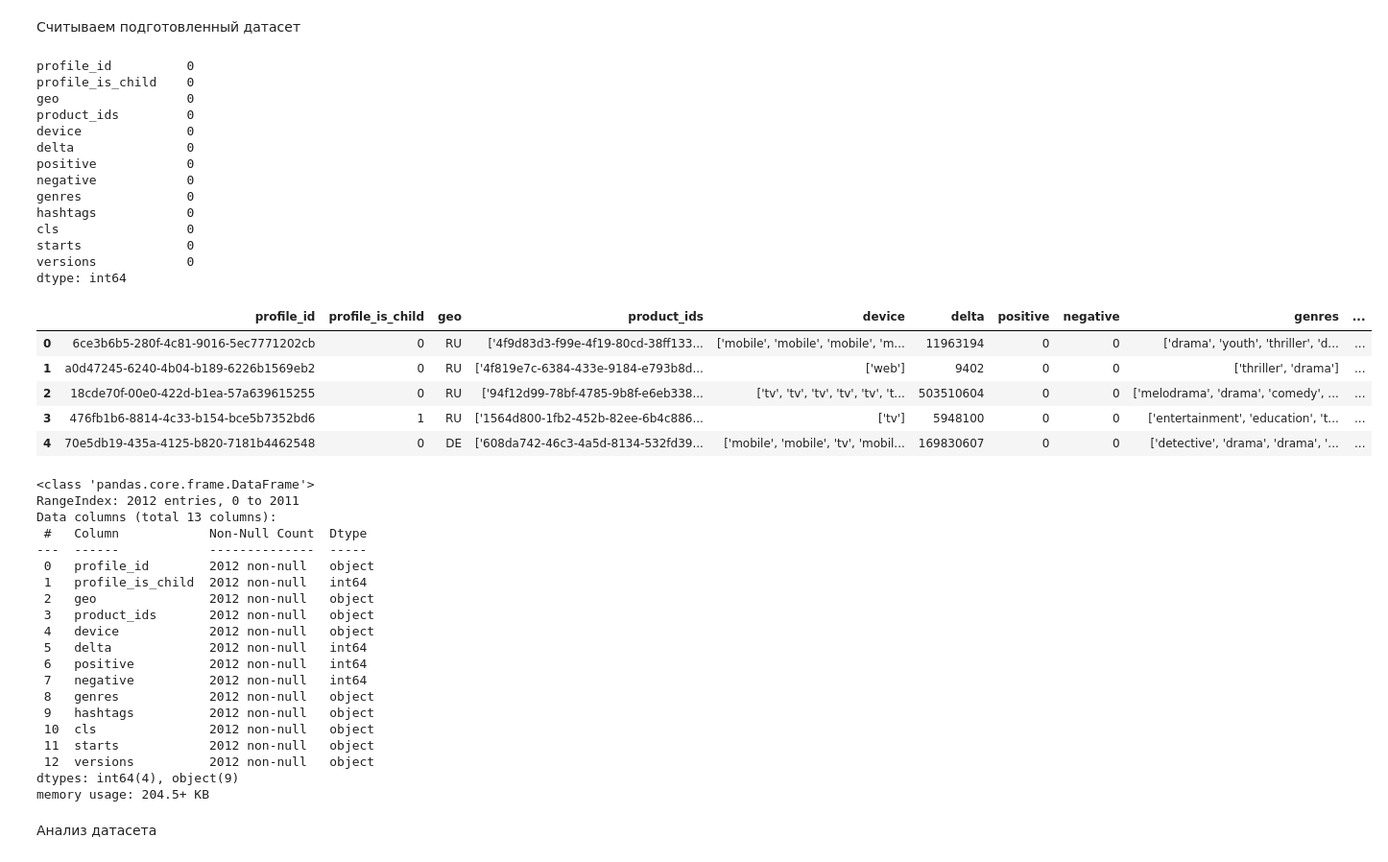
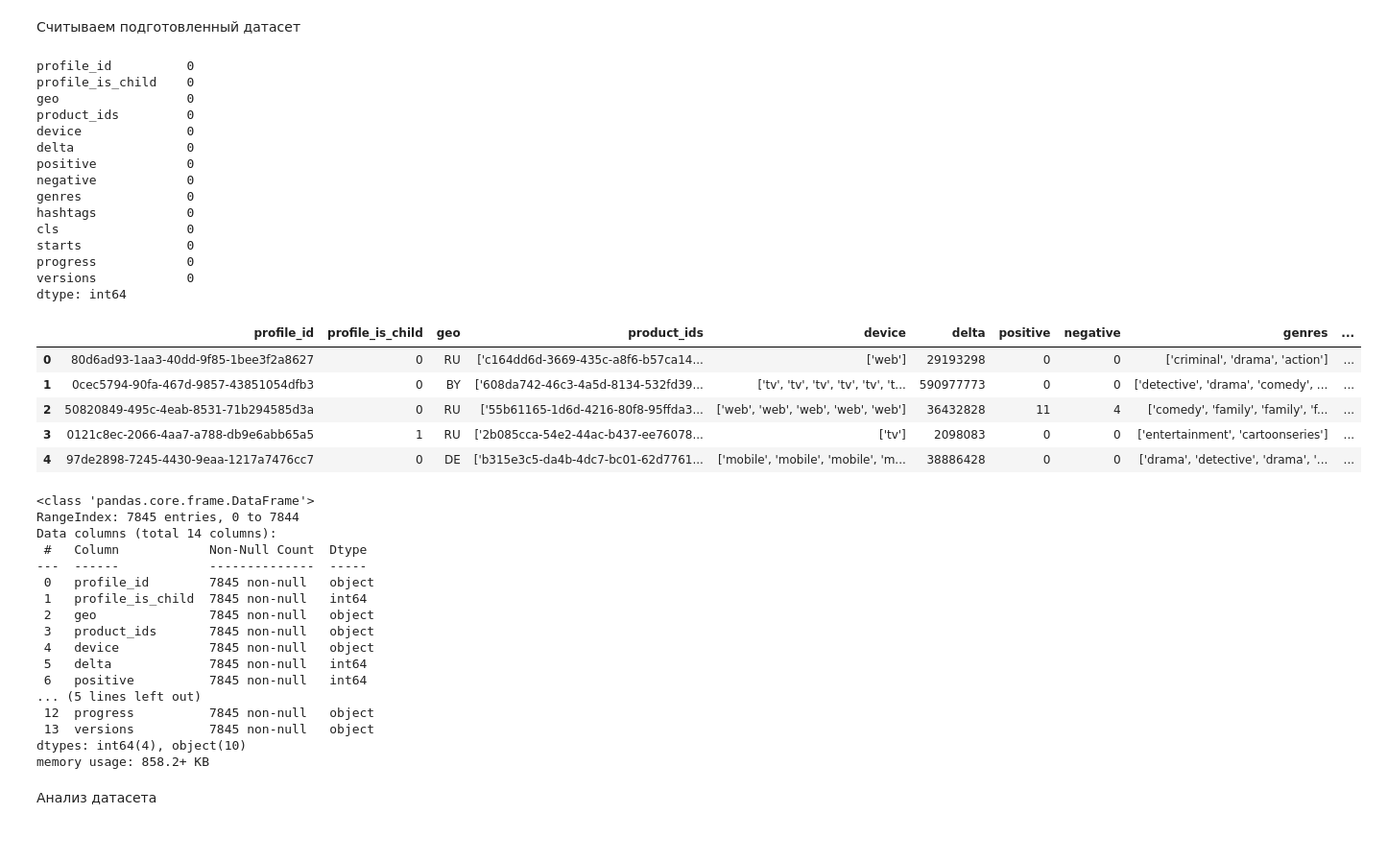
Before and after one commit to Patrick7777777/users_segmentation, a Jupyter notebook: k_modes.ipynb, the cells around one changed output. Shown: that part at 96% size. Saved outputs shown, nothing was run; the diff lists cells and outputs as text; code cells hidden in the pictures.

```diff
--- a/k_modes.ipynb
+++ b/k_modes.ipynb
@@ -10,54 +10,52 @@ import seaborn as sns
 # %% [markdown]
 Считываем подготовленный датасет
 # %%
-df = pd.read_csv('Result_26_5.csv', encoding='')
+df = pd.read_csv('Result_21_5.csv', encoding='')
 missing_count = df.isna().sum()
 print(missing_count)
 df.head()
 # %% [output]
 profile_id          0
 profile_is_child    0
 geo                 0
 product_ids         0
 device              0
 delta               0
 positive            0
 negative            0
 genres              0
 hashtags            0
 cls                 0
 starts              0
+progress            0
 versions            0
 dtype: int64
 |  | profile_id | profile_is_child | geo | product_ids | device | delta | positive | negative | genres | ... |
-| 0 | 6ce3b6b5-280f-4c81-9016-5ec7771202cb | 0 | RU | ['4f9d83d3-f99e-4f19-80cd-38ff133... | ['mobile', 'mobile', 'mobile', 'm... | 11963194 | 0 | 0 | ['drama', 'youth', 'thriller', 'd... | ... |
-| 1 | a0d47245-6240-4b04-b189-6226b1569eb2 | 0 | RU | ['4f819e7c-6384-433e-9184-e793b8d... | ['web'] | 9402 | 0 | 0 | ['thriller', 'drama'] | ... |
-| 2 | 18cde70f-00e0-422d-b1ea-57a639615255 | 0 | RU | ['94f12d99-78bf-4785-9b8f-e6eb338... | ['tv', 'tv', 'tv', 'tv', 'tv', 't... | 503510604 | 0 | 0 | ['melodrama', 'drama', 'comedy', ... | ... |
-| 3 | 476fb1b6-8814-4c33-b154-bce5b7352bd6 | 1 | RU | ['1564d800-1fb2-452b-82ee-6b4c886... | ['tv'] | 5948100 | 0 | 0 | ['entertainment', 'education', 't... | ... |
-| 4 | 70e5db19-435a-4125-b820-7181b4462548 | 0 | DE | ['608da742-46c3-4a5d-8134-532fd39... | ['mobile', 'mobile', 'tv', 'mobil... | 169830607 | 0 | 0 | ['detective', 'drama', 'drama', '... | ... |
+| 0 | 80d6ad93-1aa3-40dd-9f85-1bee3f2a8627 | 0 | RU | ['c164dd6d-3669-435c-a8f6-b57ca14... | ['web'] | 29193298 | 0 | 0 | ['criminal', 'drama', 'action'] | ... |
+| 1 | 0cec5794-90fa-467d-9857-43851054dfb3 | 0 | BY | ['608da742-46c3-4a5d-8134-532fd39... | ['tv', 'tv', 'tv', 'tv', 'tv', 't... | 590977773 | 0 | 0 | ['detective', 'drama', 'comedy', ... | ... |
+| 2 | 50820849-495c-4eab-8531-71b294585d3a | 0 | RU | ['55b61165-1d6d-4216-80f8-95ffda3... | ['web', 'web', 'web', 'web', 'web'] | 36432828 | 11 | 4 | ['comedy', 'family', 'family', 'f... | ... |
+| 3 | 0121c8ec-2066-4aa7-a788-db9e6abb65a5 | 1 | RU | ['2b085cca-54e2-44ac-b437-ee76078... | ['tv'] | 2098083 | 0 | 0 | ['entertainment', 'cartoonseries'] | ... |
+| 4 | 97de2898-7245-4430-9eaa-1217a7476cc7 | 0 | DE | ['b315e3c5-da4b-4dc7-bc01-62d7761... | ['mobile', 'mobile', 'mobile', 'm... | 38886428 | 0 | 0 | ['drama', 'detective', 'drama', '... | ... |
 # %%
 df.info()
 # %% [output]
 <class 'pandas.core.frame.DataFrame'>
-RangeIndex: 2012 entries, 0 to 2011
-Data columns (total 13 columns):
+RangeIndex: 7845 entries, 0 to 7844
+Data columns (total 14 columns):
  #   Column            Non-Null Count  Dtype
 ---  ------            --------------  -----
- 0   profile_id        2012 non-null   object
- 1   profile_is_child  2012 non-null   int64
- 2   geo               2012 non-null   object
- 3   product_ids       2012 non-null   object
- 4   device            2012 non-null   object
- 5   delta             2012 non-null   int64
- 6   positive          2012 non-null   int64
- 7   negative          2012 non-null   int64
- 8   genres            2012 non-null   object
- 9   hashtags          2012 non-null   object
- 10  cls               2012 non-null   object
- 11  starts            2012 non-null   object
- 12  versions          2012 non-null   object
-dtypes: int64(4), object(9)
-memory usage: 204.5+ KB
+ 0   profile_id        7845 non-null   object
+ 1   profile_is_child  7845 non-null   int64
+ 2   geo               7845 non-null   object
+ 3   product_ids       7845 non-null   object
+ 4   device            7845 non-null   object
+ 5   delta             7845 non-null   int64
+ 6   positive          7845 non-null   int64
+... (5 lines left out)
+ 12  progress          7845 non-null   object
+ 13  versions          7845 non-null   object
+dtypes: int64(4), object(10)
+memory usage: 858.2+ KB
 # %% [markdown]
 Анализ датасета
 # %%
```
Also changed, not shown: parts of 6 cells of this notebook, 4 other files.
